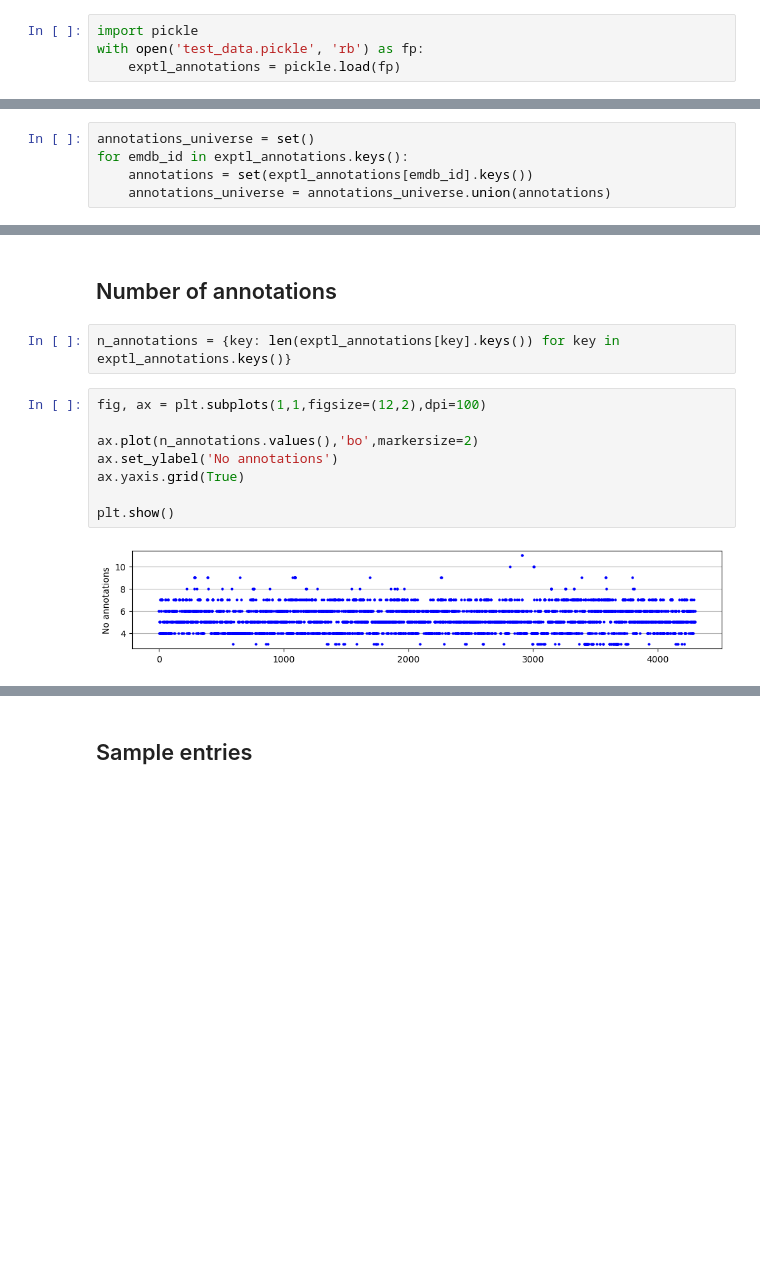
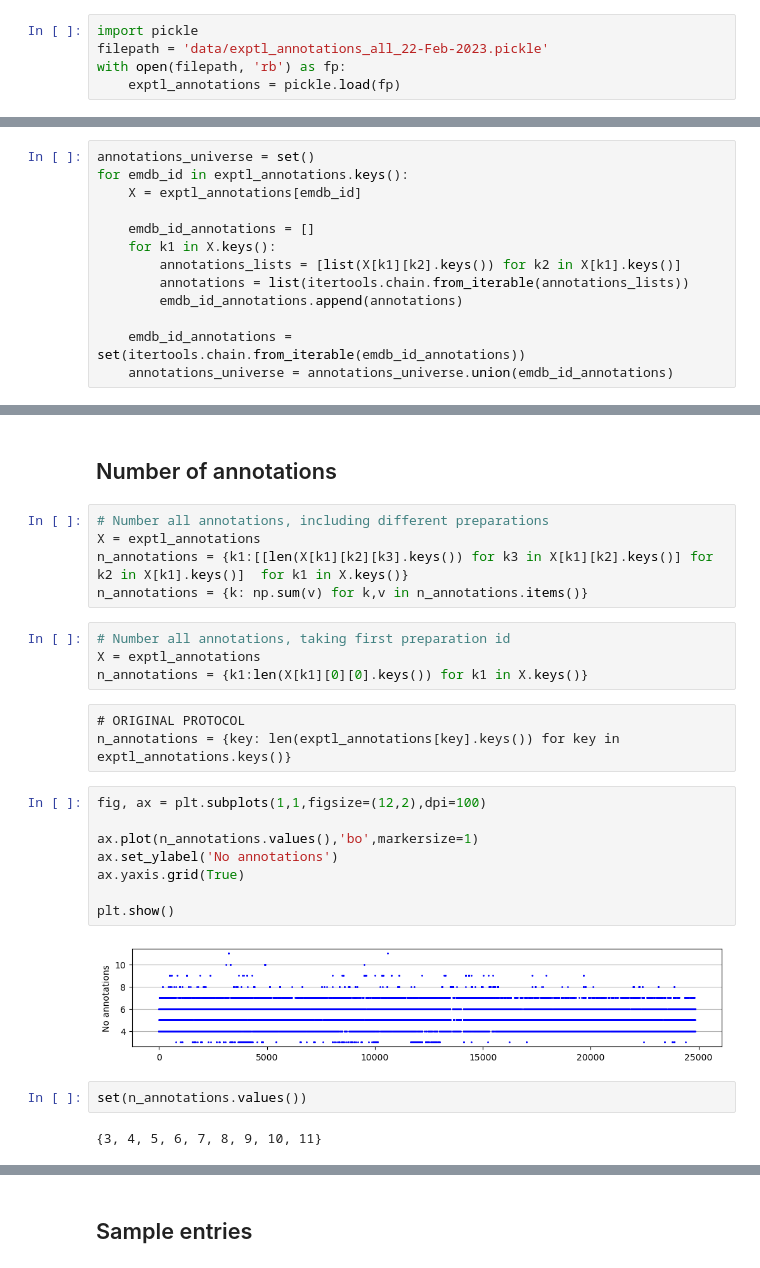
Before and after one commit to broncio123/cryodb, a Jupyter notebook: Notebook1.ipynb, the cells around one changed output, grey strips where cells are left out. Cells and saved outputs as stored; diff of their text form; blank space fills up the shorter version.

```diff
--- a/Notebook1.ipynb
+++ b/Notebook1.ipynb
@@ -272,7 +303,8 @@ import seaborn as sns
 import matplotlib.pyplot as plt
 # %%
 import pickle
-with open('test_data.pickle', 'rb') as fp:
+filepath = 'data/exptl_annotations_all_22-Feb-2023.pickle'
+with open(filepath, 'rb') as fp:
     exptl_annotations = pickle.load(fp)
 # %%
 len(exptl_annotations.keys())
@@ -281,7 +313,2 @@ len(exptl_annotations.keys())
 # %% [markdown]
 ## Annotation Universe
-# %%
-annotations_universe = set()
-for emdb_id in exptl_annotations.keys():
-    annotations = set(exptl_annotations[emdb_id].keys())
-    annotations_universe = annotations_universe.union(annotations)
@@ -288,3 +317,16 @@ for emdb_id in exptl_annotations.keys():
+# %%
+annotations_universe = set()
+for emdb_id in exptl_annotations.keys():
+    X = exptl_annotations[emdb_id]
+
+    emdb_id_annotations = []
+    for k1 in X.keys():
+        annotations_lists = [list(X[k1][k2].keys()) for k2 in X[k1].keys()]
+        annotations = list(itertools.chain.from_iterable(annotations_lists))
+        emdb_id_annotations.append(annotations)
+
+    emdb_id_annotations = set(itertools.chain.from_iterable(emdb_id_annotations))
+    annotations_universe = annotations_universe.union(emdb_id_annotations)
 # %%
 annotations_universe
 # %% [output]
@@ -308,18 +350,32 @@ len(annotations_universe)
 14
 # %% [markdown]
 ## Number of annotations
-# %%
-n_annotations = {key: len(exptl_annotations[key].keys()) for key in exptl_annotations.keys()}
+# %%
+# Number all annotations, including different preparations
+X = exptl_annotations
+n_annotations = {k1:[[len(X[k1][k2][k3].keys()) for k3 in X[k1][k2].keys()] for k2 in X[k1].keys()]  for k1 in X.keys()}
+n_annotations = {k: np.sum(v) for k,v in n_annotations.items()}
+# %%
+# Number all annotations, taking first preparation id
+X = exptl_annotations
+n_annotations = {k1:len(X[k1][0][0].keys()) for k1 in X.keys()}
+# %% [raw]
+# ORIGINAL PROTOCOL
+n_annotations = {key: len(exptl_annotations[key].keys()) for key in exptl_annotations.keys()}
 # %%
 fig, ax = plt.subplots(1,1,figsize=(12,2),dpi=100)
 
-ax.plot(n_annotations.values(),'bo',markersize=2)
+ax.plot(n_annotations.values(),'bo',markersize=1)
 ax.set_ylabel('No annotations')
 ax.yaxis.grid(True)
 
 plt.show()
 # %% [output]
-[figure, old version]
+[figure, new version]
+# %%
+set(n_annotations.values())
+# %% [output]
+{3, 4, 5, 6, 7, 8, 9, 10, 11}
 # %%
 hist = sns.histplot(n_annotations.values(),
                     stat='probability',
```
Also changed, not shown: parts of 66 cells of this notebook, 2 other files.
